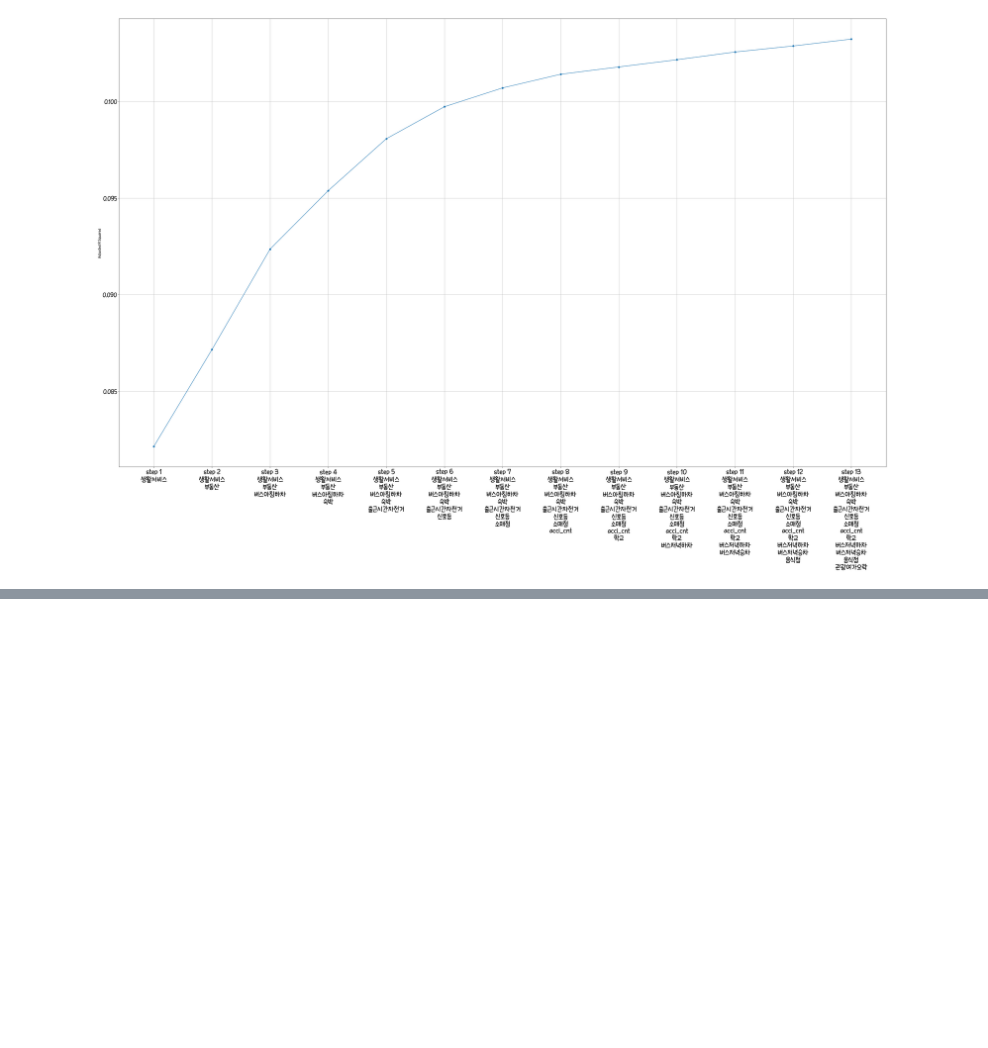
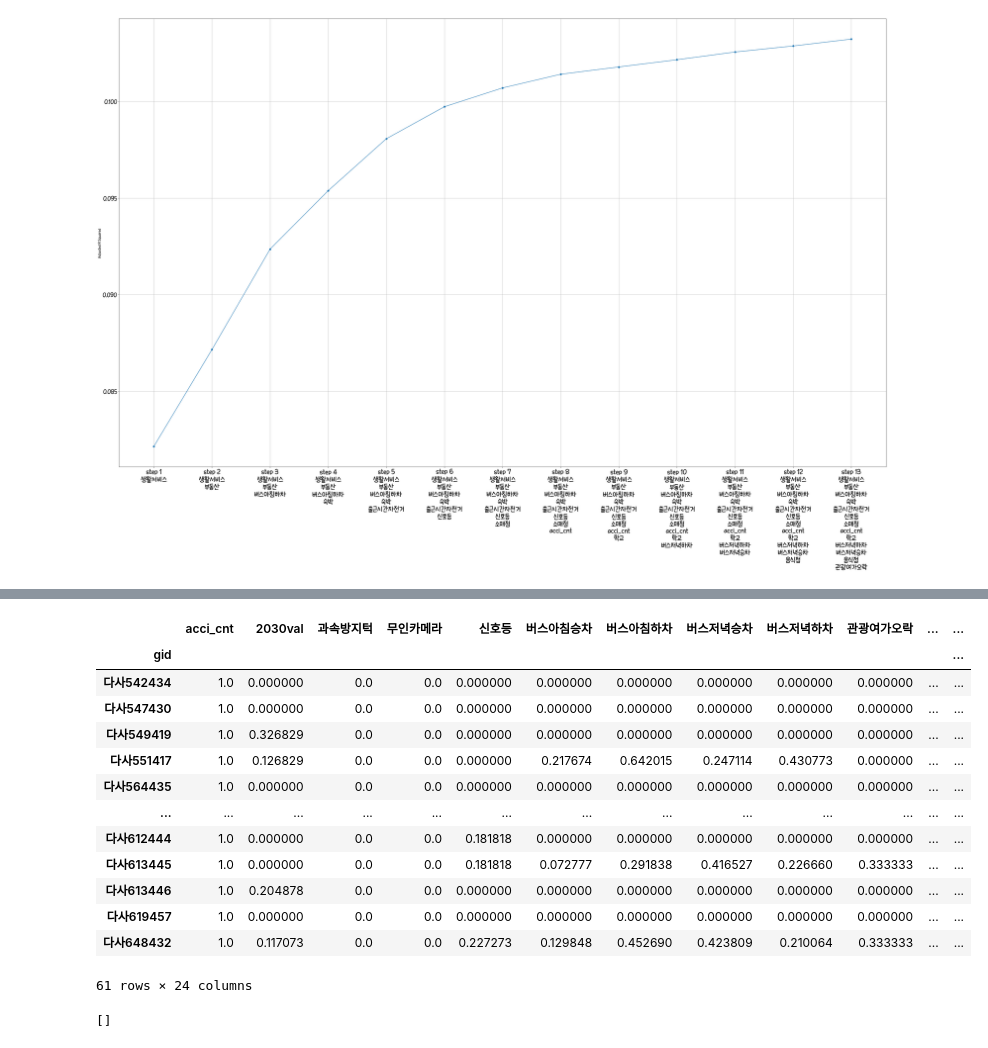
Before and after one commit to so02e/stop_kickrani_GIS, a Jupyter notebook: correlation.ipynb, the cells around one changed output, grey strips where cells are left out. Cells and saved outputs as stored; diff of their text form; code cells hidden in the pictures; blank space fills up the shorter version.

```diff
--- a/correlation.ipynb
+++ b/correlation.ipynb
@@ -839,0 +859,6 @@ plt.savefig('output/그리드 전처리 완료/종속변수인구전진단계.pn
+# %%
+data_final2 = pd.read_csv("output/그리드 전처리 완료/final3.csv", dtype = {'gid':str, 'acci_cnt':float, '2030val':float, '과속방지턱':float, '무인카메라':float, '신호등':float, '버스아침승차':float,
+       '버스아침하차':float, '버스저녁승차':float, '버스저녁하차':float, '관광여가오락':float, '부동산':float, '생활서비스':float, '소매점':float, '숙박':float,
+       '스포츠':float, '음식점':float, '학교':float, '교육':float, '출근시간자전거':float, '퇴근시간자전거':float, '지하철아침승차':float, '지하철아침하차':float,
+       '지하철저녁승차':float, '지하철저녁하차':float})
+data_final2
@@ -839,0 +879,18 @@ plt.savefig('output/그리드 전처리 완료/종속변수인구전진단계.pn
+# %%
+data_final2 = data_final2.set_index("gid")
+data_final2
+# %% [output]
+|  | acci_cnt | 2030val | 과속방지턱 | 무인카메라 | 신호등 | 버스아침승차 | 버스아침하차 | 버스저녁승차 | 버스저녁하차 | 관광여가오락 | ... | ... |
+| gid |  |  |  |  |  |  |  |  |  |  |  | ... |
+| 다사542434 | 1.0 | 0.000000 | 0.0 | 0.0 | 0.000000 | 0.000000 | 0.000000 | 0.000000 | 0.000000 | 0.000000 | ... | ... |
+| 다사547430 | 1.0 | 0.000000 | 0.0 | 0.0 | 0.000000 | 0.000000 | 0.000000 | 0.000000 | 0.000000 | 0.000000 | ... | ... |
+| 다사549419 | 1.0 | 0.326829 | 0.0 | 0.0 | 0.000000 | 0.000000 | 0.000000 | 0.000000 | 0.000000 | 0.000000 | ... | ... |
+| 다사551417 | 1.0 | 0.126829 | 0.0 | 0.0 | 0.000000 | 0.217674 | 0.642015 | 0.247114 | 0.430773 | 0.000000 | ... | ... |
+| 다사564435 | 1.0 | 0.000000 | 0.0 | 0.0 | 0.000000 | 0.000000 | 0.000000 | 0.000000 | 0.000000 | 0.000000 | ... | ... |
+| ... | ... | ... | ... | ... | ... | ... | ... | ... | ... | ... | ... | ... |
+| 다사612444 | 1.0 | 0.000000 | 0.0 | 0.0 | 0.181818 | 0.000000 | 0.000000 | 0.000000 | 0.000000 | 0.000000 | ... | ... |
+| 다사613445 | 1.0 | 0.000000 | 0.0 | 0.0 | 0.181818 | 0.072777 | 0.291838 | 0.416527 | 0.226660 | 0.333333 | ... | ... |
+| 다사613446 | 1.0 | 0.204878 | 0.0 | 0.0 | 0.000000 | 0.000000 | 0.000000 | 0.000000 | 0.000000 | 0.000000 | ... | ... |
+| 다사619457 | 1.0 | 0.000000 | 0.0 | 0.0 | 0.000000 | 0.000000 | 0.000000 | 0.000000 | 0.000000 | 0.000000 | ... | ... |
+| 다사648432 | 1.0 | 0.117073 | 0.0 | 0.0 | 0.227273 | 0.129848 | 0.452690 | 0.423809 | 0.210064 | 0.333333 | ... | ... |
+61 rows × 24 columns
@@ -839,0 +987,4 @@ plt.savefig('output/그리드 전처리 완료/종속변수인구전진단계.pn
+# %%
+selected_variables
+# %% [output]
+[]
```
Also changed, not shown: parts of 16 cells of this notebook, 23 other files.
